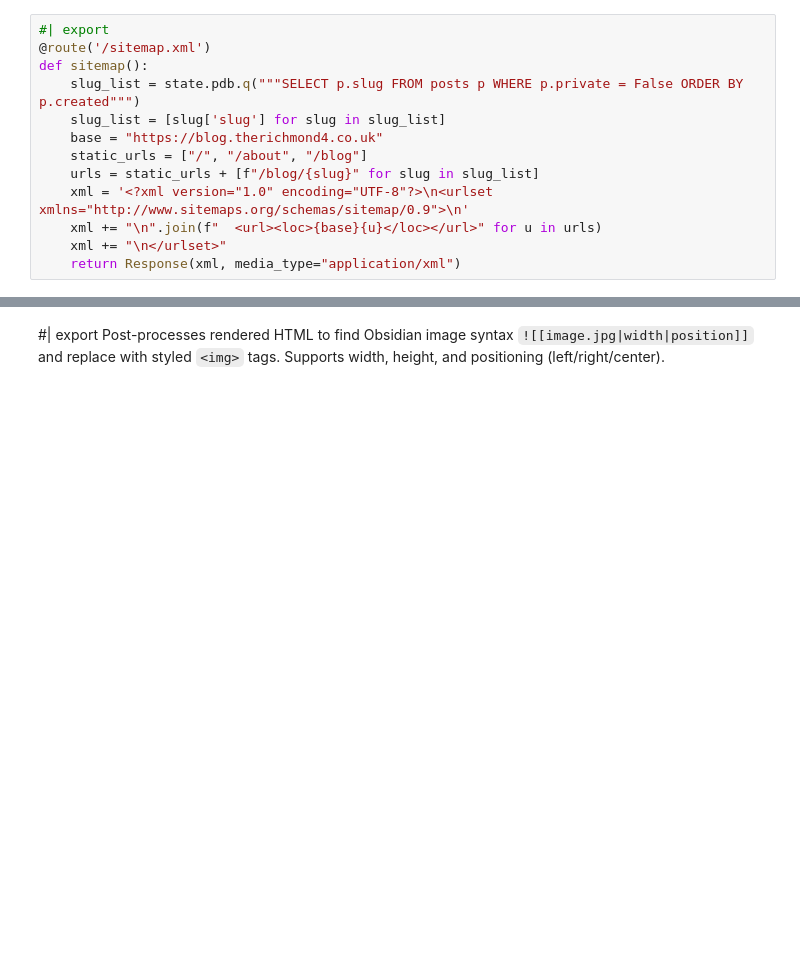
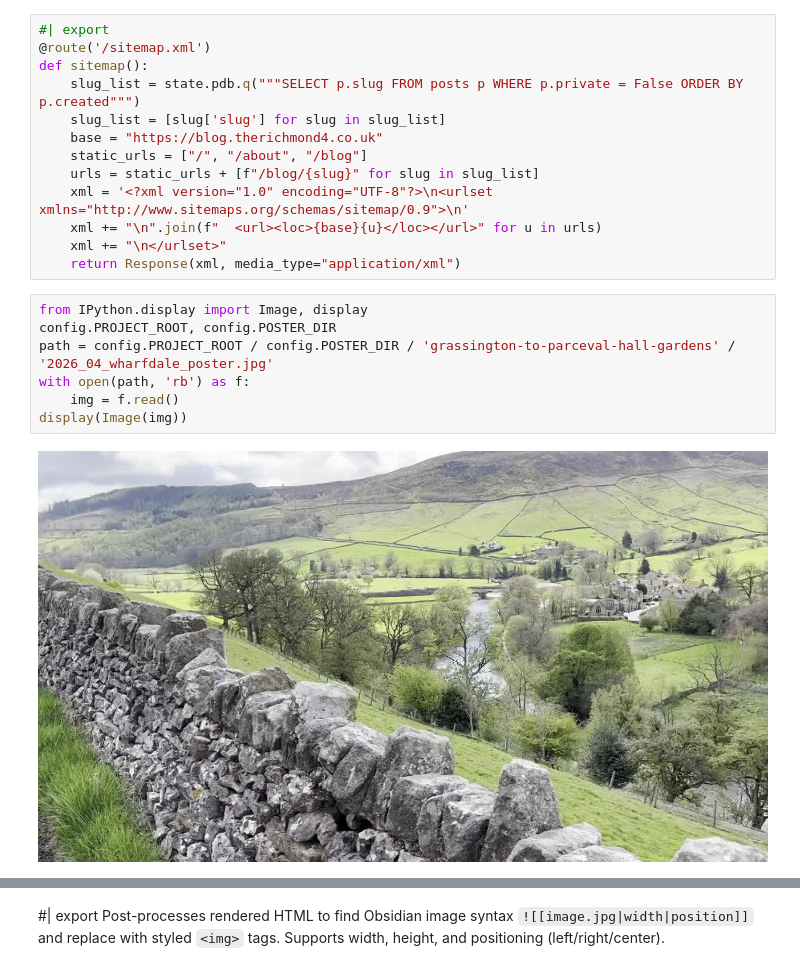
Before and after one commit to fromLittleAcorns/my-blog, a Jupyter notebook: nbs/05_blog_v5.ipynb, the cells around one changed output, grey strips where cells are left out. Saved outputs shown, nothing was run; the diff lists cells and outputs as text; blank space fills up the shorter version.

```diff
--- a/nbs/05_blog_v5.ipynb
+++ b/nbs/05_blog_v5.ipynb
@@ -1491,3 +1542,12 @@ def sitemap():
     xml += "\n".join(f"  <url><loc>{base}{u}</loc></url>" for u in urls)
     xml += "\n</urlset>"
     return Response(xml, media_type="application/xml")
+# %%
+from IPython.display import Image, display
+config.PROJECT_ROOT, config.POSTER_DIR
+path = config.PROJECT_ROOT / config.POSTER_DIR / 'grassington-to-parceval-hall-gardens' / '2026_04_wharfdale_poster.jpg'
+with open(path, 'rb') as f:
+    img = f.read()
+display(Image(img))
+# %% [output]
+[figure, added]
```
Also changed, not shown: parts of 26 cells of this notebook, 1 other file.
